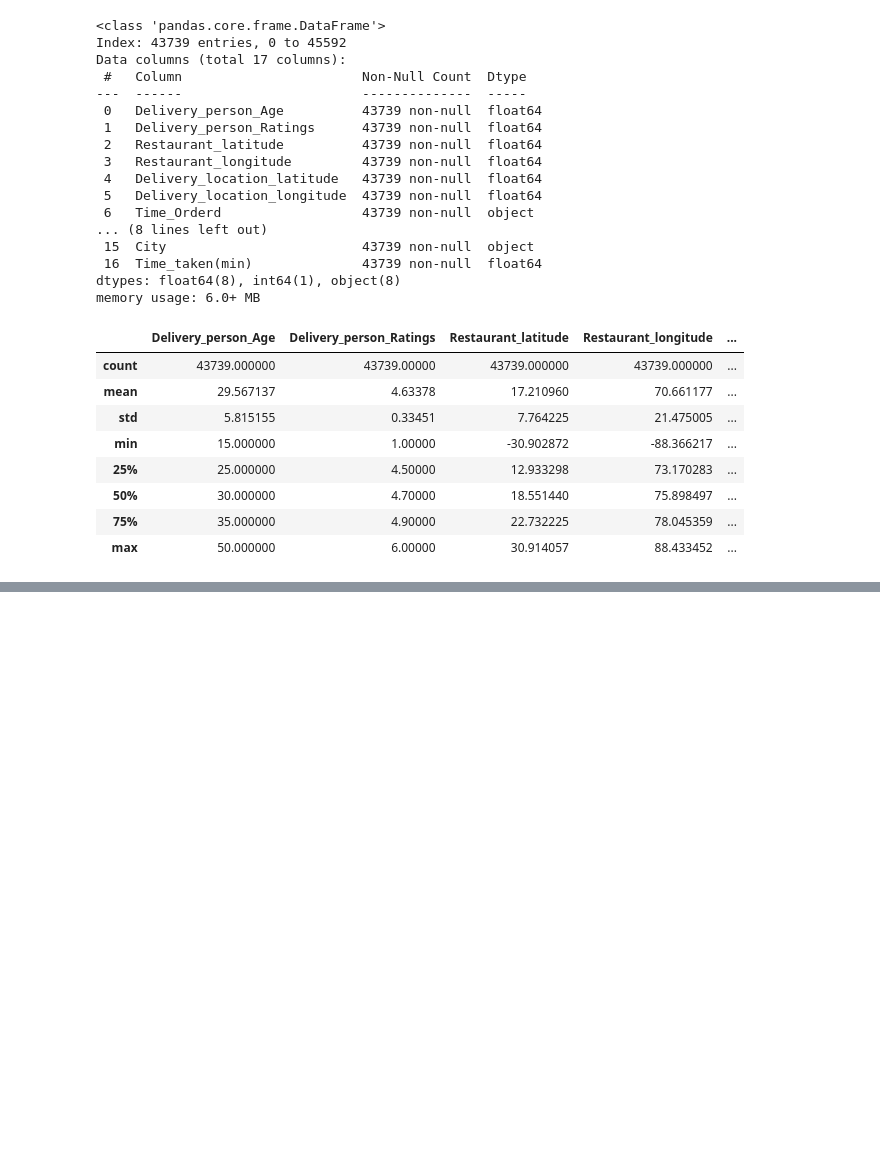
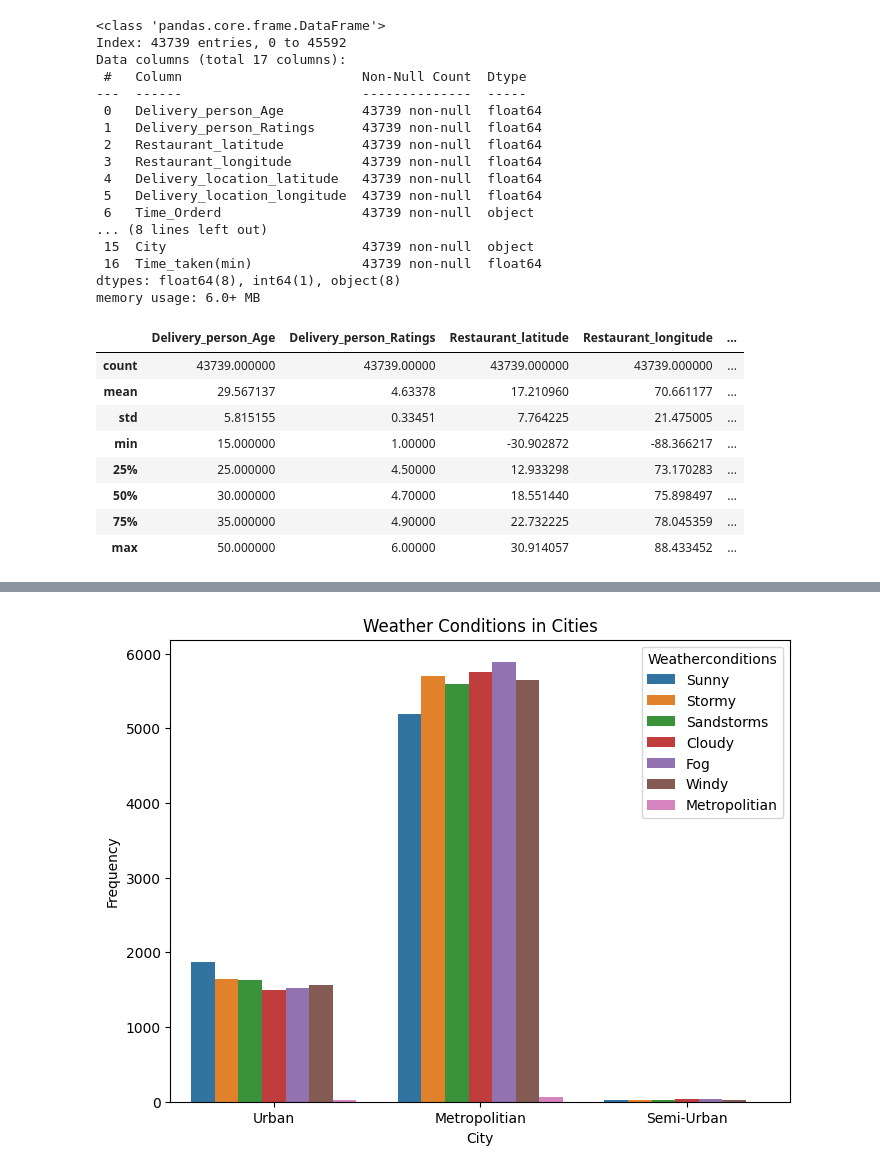
Before and after one commit to Agnik292005/Food-Delivery-Optimization, a Jupyter notebook: modelBuildPorcedure.ipynb, the cells around one changed output, grey strips where cells are left out. Cells and saved outputs as stored; diff of their text form; code cells hidden in the pictures; blank space fills up the shorter version.

```diff
--- a/modelBuildPorcedure.ipynb
+++ b/modelBuildPorcedure.ipynb
@@ -273,0 +300,11 @@ train.describe()
+# %%
+freq = train['City'].value_counts()
+plt.figure(figsize=(8,6))
+sns.countplot(data=train, x='City', hue='Weatherconditions')
+plt.xlabel('City')
+plt.ylabel('Frequency')
+plt.title('Weather Conditions in Cities')
+plt.legend(title='Weatherconditions')
+plt.show()
+# %% [output]
+[figure, added]
```
Also changed, not shown: parts of 6 cells of this notebook.
